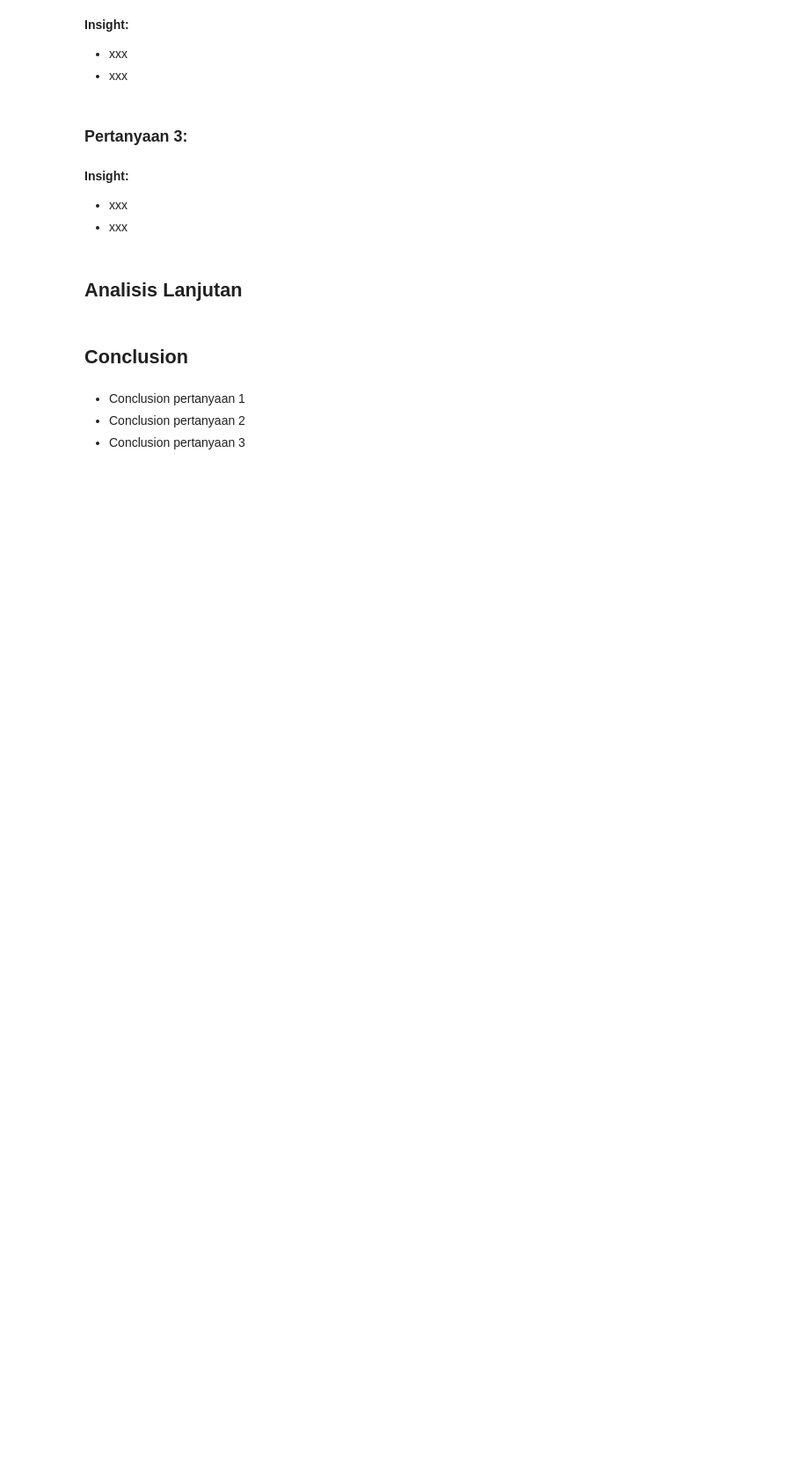
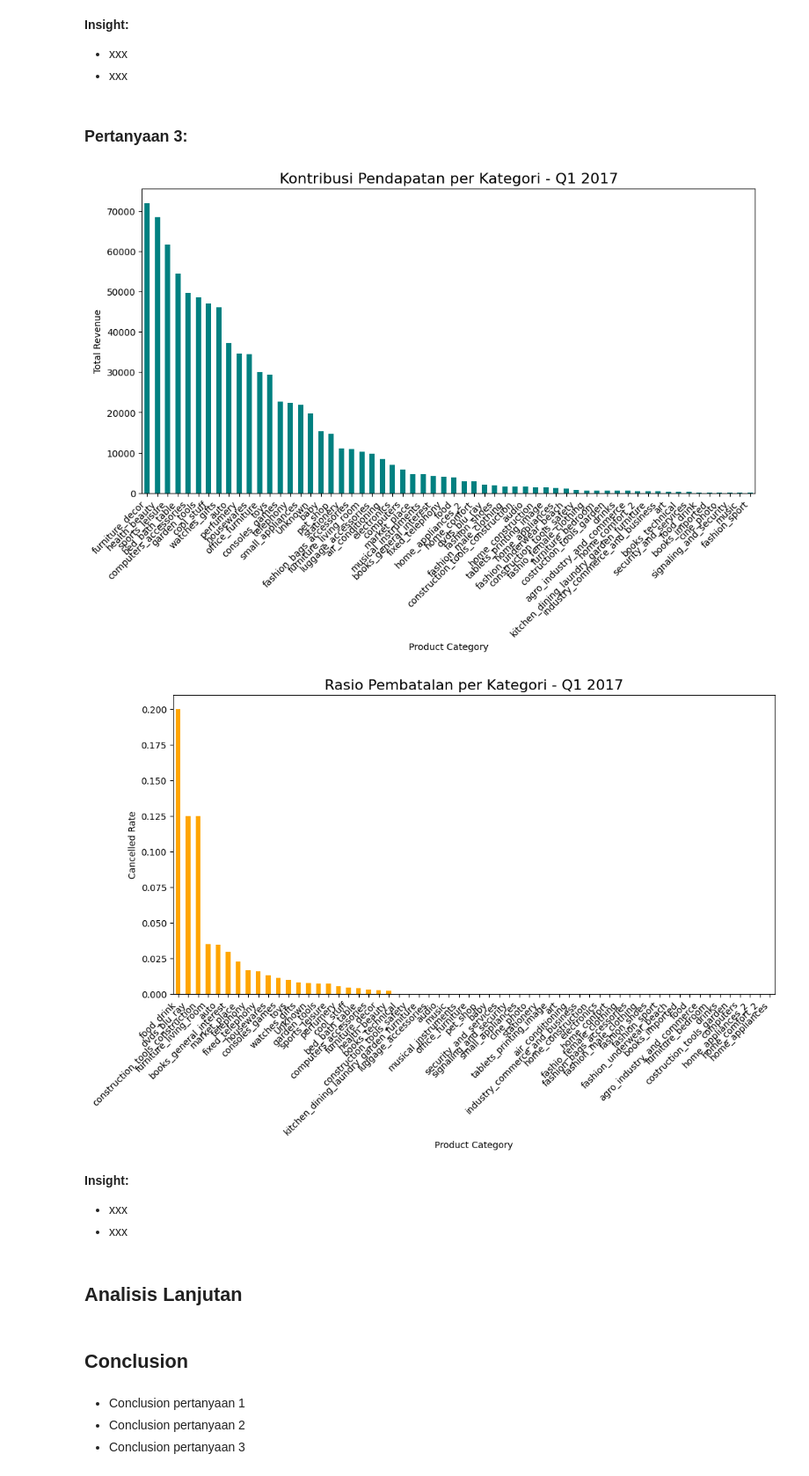
Before and after one commit to faarismuda/E-commerce-Analysis, a Jupyter notebook: Proyek Analisis Data Dicoding - Faaris Muda Dwi Nugraha.ipynb, the cells around one changed output. Shown at 88% size. Saved outputs shown, nothing was run; the diff lists cells and outputs as text; code cells hidden in the pictures; blank space fills up the shorter version.

```diff
--- a/Proyek Analisis Data Dicoding - Faaris Muda Dwi Nugraha.ipynb
+++ b/Proyek Analisis Data Dicoding - Faaris Muda Dwi Nugraha.ipynb
@@ -322,6 +518,23 @@ rfm['segment'] = rfm['RFM_score'].apply(segment_customers)
 - xxx
 # %% [markdown]
 ### Explore Q3
+# %%
+# === 1. Menghitung Kontribusi Pendapatan Per Kategori ===
+# Tambahkan kolom total_pendapatan11
+data_q3_cleaned['total_revenue'] = data_q3_cleaned['price'] + data_q3_cleaned['freight_value']
+
+# Hitung kontribusi pendapatan per kategori
+revenue_per_category = data_q3_cleaned.groupby('product_category_name_english')['total_revenue'].sum().sort_values(ascending=False)
+
+# === 2. Hitung Rasio Pembatalan Per Kategori ===
+# Hitung jumlah pesanan per kategori
+orders_per_category = data_q3_cleaned.groupby('product_category_name_english')['order_id'].count()
+
+# Hitung jumlah pesanan cancelled per kategori
+cancelled_per_category = data_q3_cleaned[data_q3_cleaned['order_status'] == 'canceled'].groupby('product_category_name_english')['order_id'].count()
+
+# Gabungkan kedua hasil dan hitung rasio pembatalan
+cancel_rate_per_category = (cancelled_per_category / orders_per_category).fillna(0).sort_values(ascending=False)
 # %% [markdown]
 **Insight:**
 - xxx
@@ -434,6 +659,27 @@ plt.show()
 - xxx
 # %% [markdown]
 ### Pertanyaan 3:
+# %%
+# Visualisasi kontribusi pendapatan
+plt.figure(figsize=(12, 6))
+revenue_per_category.plot(kind='bar', color='teal')
+plt.title('Kontribusi Pendapatan per Kategori - Q1 2017', fontsize=16)
+plt.ylabel('Total Revenue')
+plt.xlabel('Product Category')
+plt.xticks(rotation=45, ha='right')
+plt.show()
+
+# Visualisasi rasio pembatalan
+plt.figure(figsize=(12, 6))
+cancel_rate_per_category.plot(kind='bar', color='orange')
+plt.title('Rasio Pembatalan per Kategori - Q1 2017', fontsize=16)
+plt.ylabel('Cancelled Rate')
+plt.xlabel('Product Category')
+plt.xticks(rotation=45, ha='right')
+plt.show()
+# %% [output]
+[figure, added]
+[figure, added]
 # %% [markdown]
 **Insight:**
 - xxx
```
Also changed, not shown: parts of 14 cells of this notebook.
